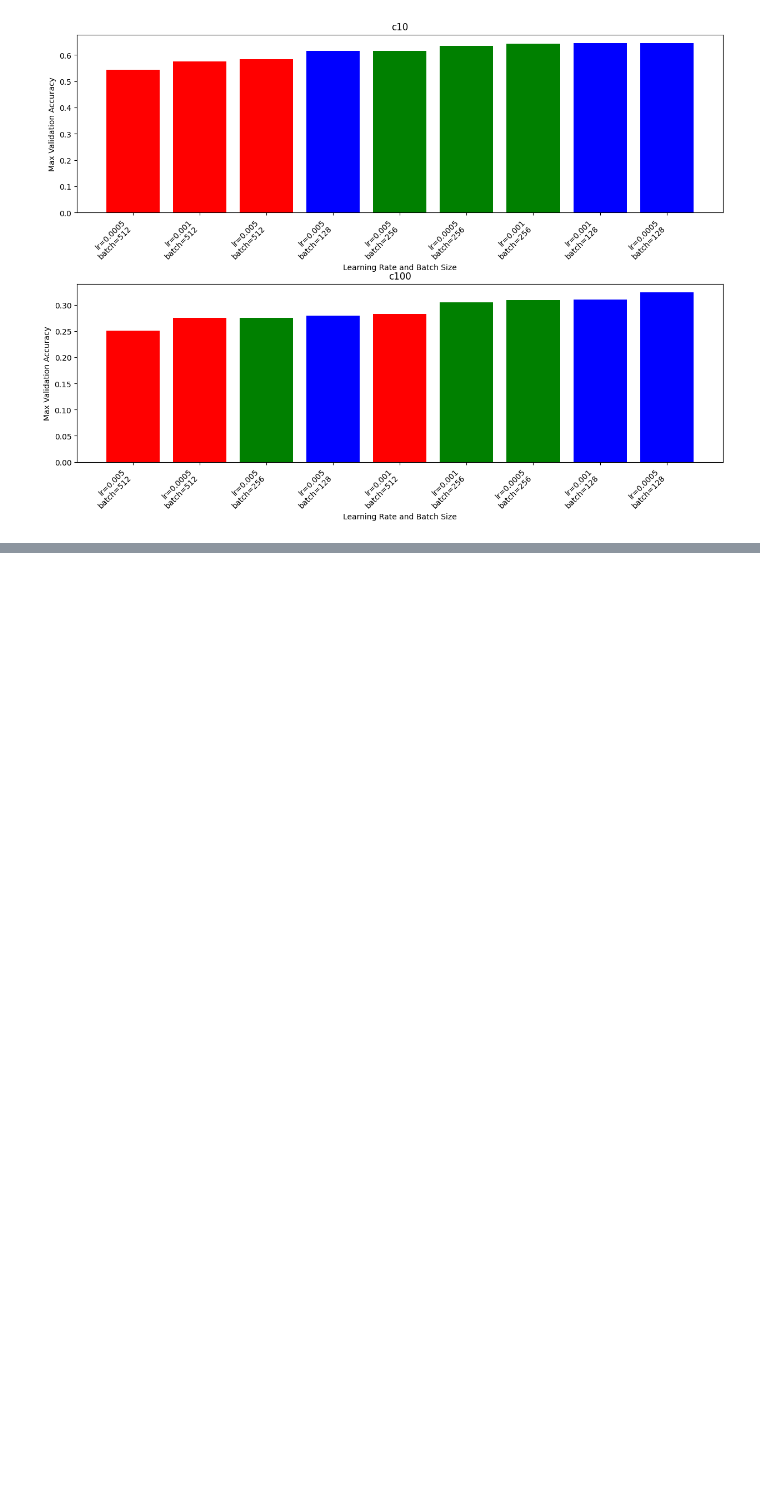
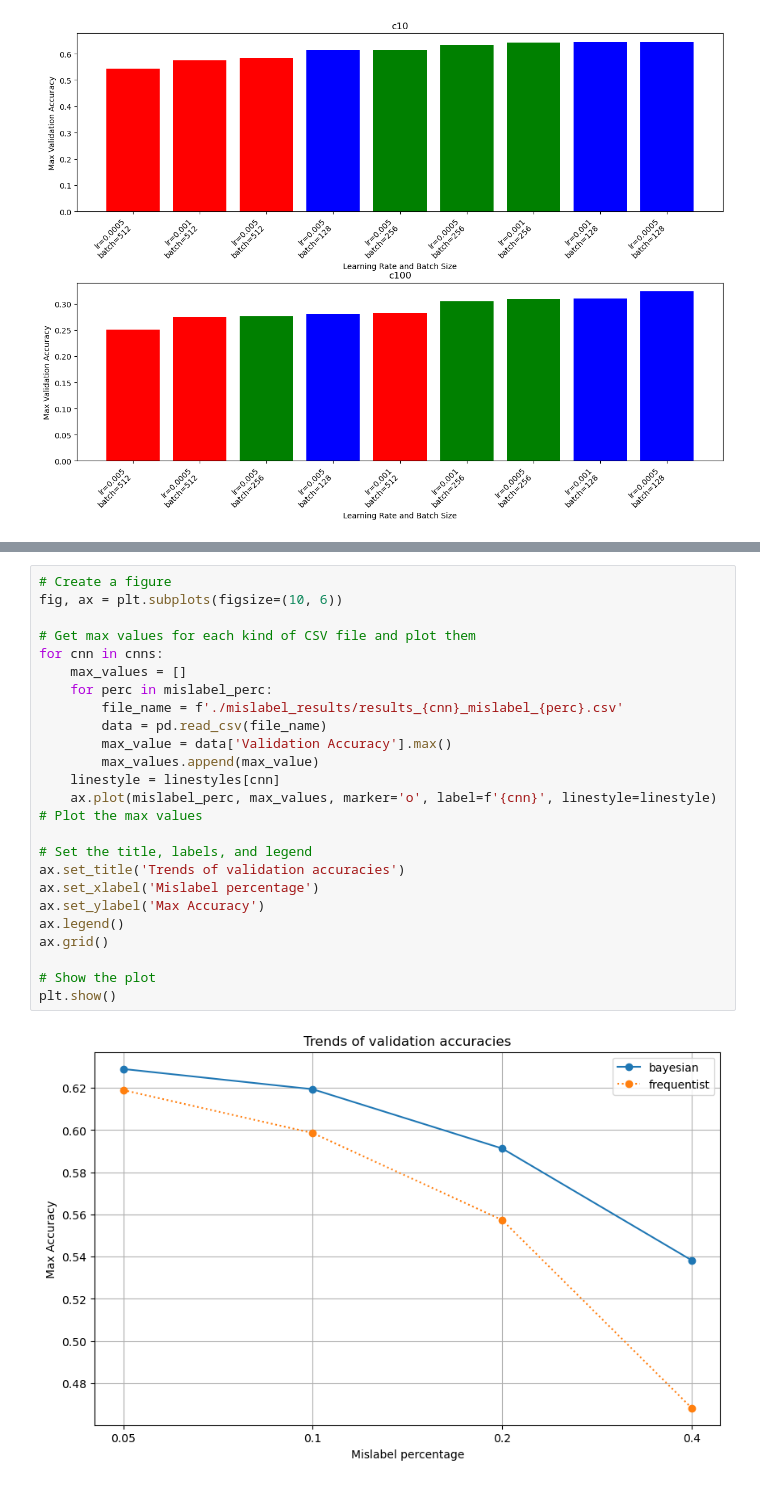
Before and after one commit to Gabrynho/BayesCNNvsFreqCNN, a Jupyter notebook: Plotting.ipynb, the cells around one changed output, grey strips where cells are left out. Saved outputs shown, nothing was run; the diff lists cells and outputs as text; blank space fills up the shorter version.

```diff
--- a/Plotting.ipynb
+++ b/Plotting.ipynb
@@ -99,0 +135,26 @@ plt.show()
+# %%
+# Create a figure
+fig, ax = plt.subplots(figsize=(10, 6))
+
+# Get max values for each kind of CSV file and plot them
+for cnn in cnns:
+    max_values = []
+    for perc in mislabel_perc:
+        file_name = f'./mislabel_results/results_{cnn}_mislabel_{perc}.csv'
+        data = pd.read_csv(file_name)
+        max_value = data['Validation Accuracy'].max()
+        max_values.append(max_value)
+    linestyle = linestyles[cnn]
+    ax.plot(mislabel_perc, max_values, marker='o', label=f'{cnn}', linestyle=linestyle)  # Plot the max values
+
+# Set the title, labels, and legend
+ax.set_title('Trends of validation accuracies')
+ax.set_xlabel('Mislabel percentage')
+ax.set_ylabel('Max Accuracy')
+ax.legend()
+ax.grid()
+
+# Show the plot
+plt.show()
+# %% [output]
+[figure, added]
```
Also changed, not shown: parts of 2 cells of this notebook, 18 other files.
